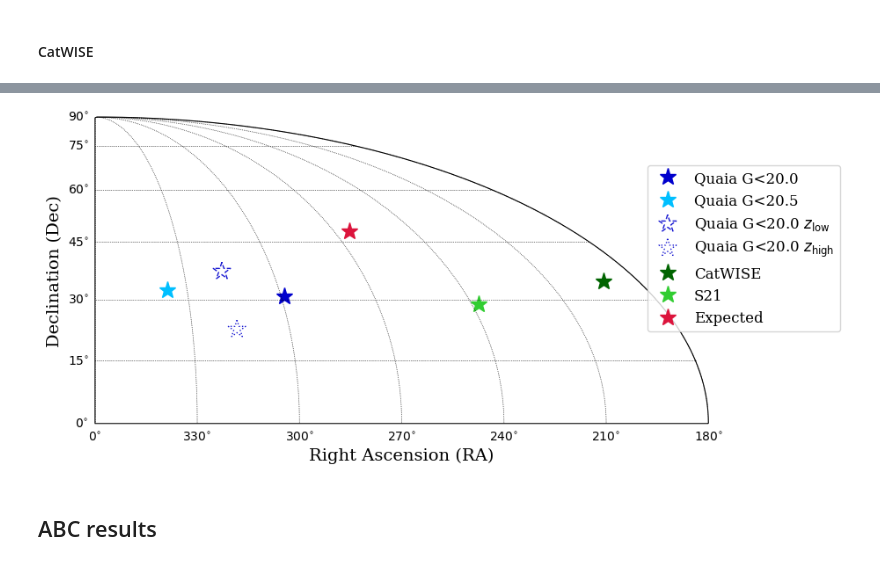
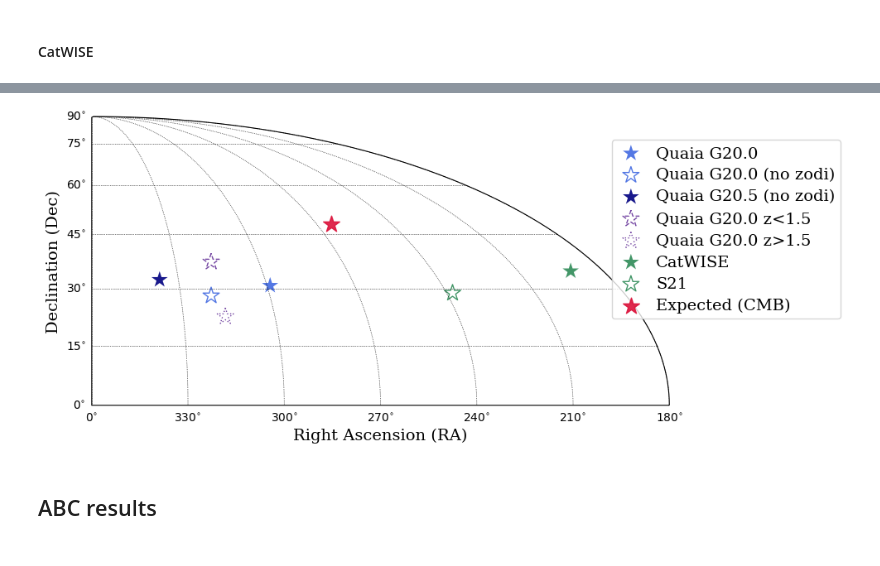
Before and after one commit to abbyw24/lss-dipoles, a Jupyter notebook: notebooks/paper_plots.ipynb, the cells around one changed output, grey strips where cells are left out. Saved outputs shown, nothing was run; the diff lists cells and outputs as text; code cells hidden in the pictures.

```diff
--- a/notebooks/paper_plots.ipynb
+++ b/notebooks/paper_plots.ipynb
@@ -38,6 +42,7 @@ cmb_dipdir = dipole.cmb_dipole()[1]
 # %%
 # selfunc
 selfunc_quaia = gm.get_selfunc_map('quaia_G20.0_zodi', nside=nside_hi, blim=blim)
+selfunc_quaia_orig = gm.get_selfunc_map('quaia_G20.0_orig', nside=nside_hi, blim=blim)
 
 # load data
 # masked
@@ -49,5 +54,12 @@ quaia_qmap_corr = quaia_qmap / selfunc_quaia
 # load the selfunc-corrected, smoothed map
 quaia_qmap_corr_smoothed = np.load(os.path.join(resdir, '../data/catalogs/quaia/quaia_G20.0_masked_corr_smoothed_1sr.npy'))
 
+# quaia_G20.0_orig
+quaia_qmap_orig = quaia_qmap / selfunc_quaia_orig
+
 # base rate for mocks
 base_rate_quaia = 33.6330
+
+# number of sources
+Nsources['quaia_G20.0_zodi'] = int(np.nansum(quaia_qmap))
+Nsources['quaia_G20.0_orig'] = int(np.nansum(quaia_qmap))
@@ -376,0 +418,8 @@ CatWISE no zodi:                   0.01156             1.56
+# %%
+# fancy print statements
+print(f"{'sample:':<35}{'Dipole amp:':<15}{'Relative to expected:':<25}{'Dipole dir: (l, b) (deg)':<30}{'Angle to CMB dipole (deg):'}")
+print('=' * 140)
+for i, (key, label) in enumerate(labels.items()):
+    dirstr = f"({standard_res['dipdirs'][key].galactic.l.deg:.1f}, {standard_res['dipdirs'][key].galactic.b.deg:.1f})"
+    sep = standard_res['dipdirs'][key].separation(cmb_dipdir)
+    print(f"{label:<35}{standard_res['dipamps'][key]:<15.5f}{standard_res['relamps'][key]:<25.2f}{dirstr:<30}{sep.deg:.2f}")
@@ -377,35 +436,31 @@ CatWISE no zodi:                   0.01156             1.56
 # %%
 fig, ax = plt.subplots(figsize=(9,6))
 sp = skyproj.MollweideSkyproj(ax=ax, extent=[180, 360, 0, 90])
 sp.ax.tick_params(fontsize=16)
-kwargs = dict(marker='*', ms=14, alpha=1, ls='None')
+kwargs = dict(marker='*', s=220, alpha=0.9)
 
-sp.plot(dipdir2.galactic.l.deg, dipdir2.galactic.b.deg, color='mediumblue',
-        label=f'Quaia G<20.0', **kwargs)#{"Quaia G<20.0:":<25}'r'$|\vec{\mathcal{D}_k}|=$'f'{dipamp2:.4f}', **kwargs)
-sp.plot(dipdir_205.galactic.l.deg, dipdir_205.galactic.b.deg, color='deepskyblue',
-        label=f'Quaia G<20.5', **kwargs)# {"Quaia G<20.5:":<25}'r'$|\vec{\mathcal{D}_k}|=$'f'{dipamp_205:.4f}', **kwargs)
-sp.scatter(dipdir_bin0.galactic.l.deg, dipdir_bin0.galactic.b.deg, color='None', edgecolors='mediumblue', linestyle='--',
-        label=f'Quaia G<20.0 'r'$z_\mathrm{low}$', marker='*', s=220, alpha=0.9)# :'f'\t   'r'$|\vec{\mathcal{D}_k}|=$'f'{dipamp_bin0:.4f}', marker='*', s=220, alpha=0.9)
-sp.scatter(dipdir_bin1.galactic.l.deg, dipdir_bin1.galactic.b.deg, color='None', edgecolors='mediumblue', linestyle=':',
-        label=f'Quaia G<20.0 'r'$z_\mathrm{high}$', marker='*', s=220, alpha=0.9)# 'r'$z_\mathrm{high}$:'f'\t   'r'$|\vec{\mathcal{D}_k}|=$'f'{dipamp_bin1:.4f}')
+cs = ['royalblue', 'None', 'navy', 'None', 'None', 'seagreen', 'None']
+edgecolors = ['None', cs[0], 'None', 'rebeccapurple', 'rebeccapurple', 'None', cs[-2]]
+lss = ['-', '-', '-', '--', ':', '-', '-']
+for i, (c, ec, ls, dipdir, dipamp, key) in enumerate(zip(cs, edgecolors, lss, standard_res['dipdirs'].values(),
+                                                     standard_res['dipamps'].values(), labels.keys())):
+    sp.scatter(dipdir.galactic.l.deg, dipdir.galactic.b.deg, color=c, label=labels[key], edgecolors=ec, ls=ls, **kwargs)
 
-labels = [
-    'CatWISE',
-    'S21',
-    'CatWISE no zodi'
-]
-for i, (c, dipdir, dipamp, label) in enumerate(zip(['darkgreen', 'limegreen'], dipdirs, dipamps, labels)):
-    sp.plot(dipdir.galactic.l.deg, dipdir.galactic.b.deg, color=c, label=label, **kwargs)#{label}:\t'r'$|\vec{\mathcal{D}}|=$'f'{dipamp:.4f}', **kwargs)
-
-sp.plot(cmb_dipdir.galactic.l.deg, cmb_dipdir.galactic.b.deg, color='crimson',
-        label=f'Expected', **kwargs)#{"Expected:":<28}'r'$|\vec{\mathcal{D}_k}|=$'f'{cmb_dipamp:.4f}', **kwargs)
+sp.scatter(cmb_dipdir.galactic.l.deg, cmb_dipdir.galactic.b.deg, color='crimson',
+        label=f'Expected (CMB)', **kwargs)#{"Expected:":<28}'r'$|\vec{\mathcal{D}_k}|=$'f'{cmb_dipamp:.4f}', **kwargs)
 sp.legend(loc=(0.9, 0.3), fontsize=12)
 sp.ax.set_xlabel('Right Ascension (RA)', fontsize=14)
 sp.ax.set_ylabel('Declination (Dec)', fontsize=14)
 sp.ax.tick_params(fontsize=12)
 sp.ax.gridlines.set_alpha(0.4)
+
+for text in sp.ax.findobj(): # match=plt.Text
+    try:
+        text.set_fontsize(14)
+    except AttributeError:
+        continue
 # %% [output]
-[figure, old version]
+[figure, new version]
 # %% [markdown]
 ## ABC results
 # %%
```
Also changed, not shown: parts of 54 cells of this notebook, 1 other file.
